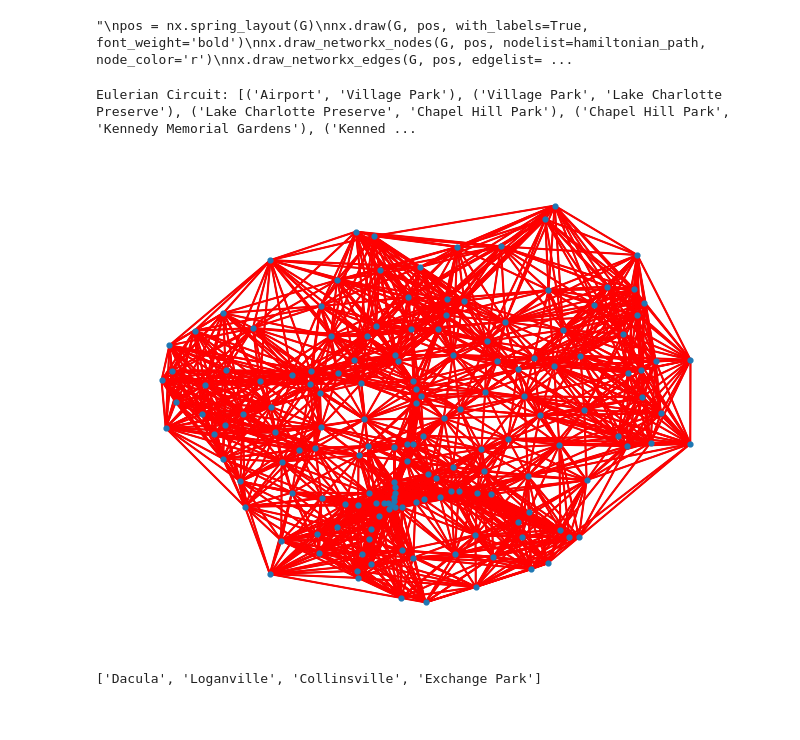
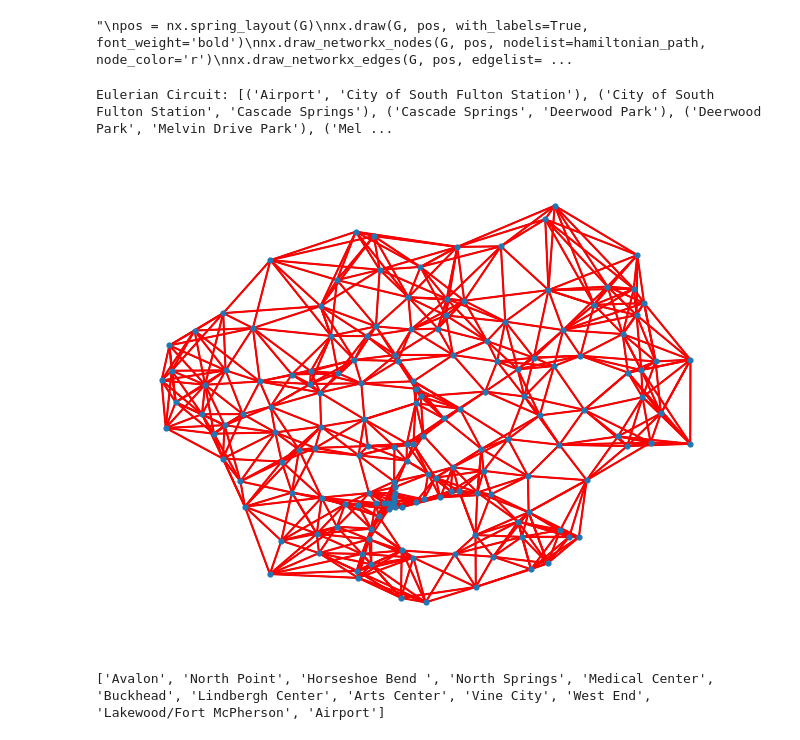
Before and after one commit to StudioMitesh/MARTA-Expansion-Combo, a Jupyter notebook: marta.ipynb, the cells around one changed output. Saved outputs shown, nothing was run; the diff lists cells and outputs as text; code cells hidden in the pictures.

```diff
--- a/marta.ipynb
+++ b/marta.ipynb
@@ -270,10 +270,11 @@ def knn_edges(n, k, vertices):
         distances.sort(key=lambda x: x[1])
 
         # Select k nearest neighbors and add edges
-        for u, _ in distances[:k]:
+        for j in range(k):
+            u, _ = distances[j]
             val = {i for i in martagraph if martagraph[i]==u}
             va = val.pop()
-            edges.append((name, va))
+            edges.append((name, va, distances[j][1]))
 
     return edges
 
@@ -285,7 +286,7 @@ for name, coordinates in martagraph.items():
 
 edges = knn_edges(160, 8, martagraph)
 print(edges)
-G.add_edges_from(edges)
+G.add_weighted_edges_from(edges)
 
 # Plot the graph
 pos = nx.get_node_attributes(G, 'pos')
@@ -296,23 +297,23 @@ plt.show()
 [figure]
 # %%
 for k in range(20):
-    G = nx.Graph()
+    G2 = nx.Graph()
 
     # Step 3: Add nodes and edges
     for name, coordinates in martagraph.items():
-        G.add_node(name, pos=coordinates)  # Add node with 'pos' attribute
+        G2.add_node(name, pos=coordinates)  # Add node with 'pos' attribute
 
     edges = knn_edges(160, k, martagraph)
-    G.add_edges_from(edges)
+    G2.add_weighted_edges_from(edges)
     try:
         eulerian_circuit = list(nx.eulerian_circuit(G))
         # Print the Eulerian circuit
         print("Eulerian Circuit:", eulerian_circuit)
 
         # Visualize the graph and the Eulerian circuit
-        pos = nx.spring_layout(G)
-        nx.draw(G, pos, with_labels=True, font_weight='bold')
-        nx.draw_networkx_edges(G, pos, edgelist=eulerian_circuit, edge_color='r', width=2)
+        pos = nx.spring_layout(G2)
+        nx.draw(G2, pos, with_labels=True, font_weight='bold')
+        nx.draw_networkx_edges(G2, pos, edgelist=eulerian_circuit, edge_color='r', width=2)
         plt.show()
     except Exception as e:
         print(f"Error not Eulerian: {e}")
@@ -368,22 +369,22 @@ plt.show()
 # %%
 Ge = nx.euler.eulerize(G)
 
 eulerian_circuit = list(nx.eulerian_circuit(Ge))
 
 # Print the Eulerian circuit
 print("Eulerian Circuit:", eulerian_circuit)
 
 # Visualize the graph and the Eulerian circuit
-pos = nx.get_node_attributes(G, 'pos')
-nx.draw(G, pos, with_labels=False, node_size=12)
+pos = nx.get_node_attributes(Ge, 'pos')
+nx.draw(Ge, pos, with_labels=False, node_size=12)
 nx.draw_networkx_edges(Ge, pos, edgelist=eulerian_circuit, edge_color='r', width=1.5)
 plt.show()
 # %% [output]
-Eulerian Circuit: [('Airport', 'Village Park'), ('Village Park', 'Lake Charlotte Preserve'), ('Lake Charlotte Preserve', 'Chapel Hill Park'), ('Chapel Hill Park', 'Kennedy Memorial Gardens'), ('Kenned ...
+Eulerian Circuit: [('Airport', 'City of South Fulton Station'), ('City of South Fulton Station', 'Cascade Springs'), ('Cascade Springs', 'Deerwood Park'), ('Deerwood Park', 'Melvin Drive Park'), ('Mel ...
-[figure, old version]
+[figure, new version]
 # %%
 start = input("Enter your starting location: ")
 end = input("Enter your destination: ")
 print(nx.dijkstra_path(G, start, end))
 # %% [output]
-['Dacula', 'Loganville', 'Collinsville', 'Exchange Park']
+['Avalon', 'North Point', 'Horseshoe Bend ', 'North Springs', 'Medical Center', 'Buckhead', 'Lindbergh Center', 'Arts Center', 'Vine City', 'West End', 'Lakewood/Fort McPherson', 'Airport']
```
Also changed, not shown: parts of 4 cells of this notebook.
